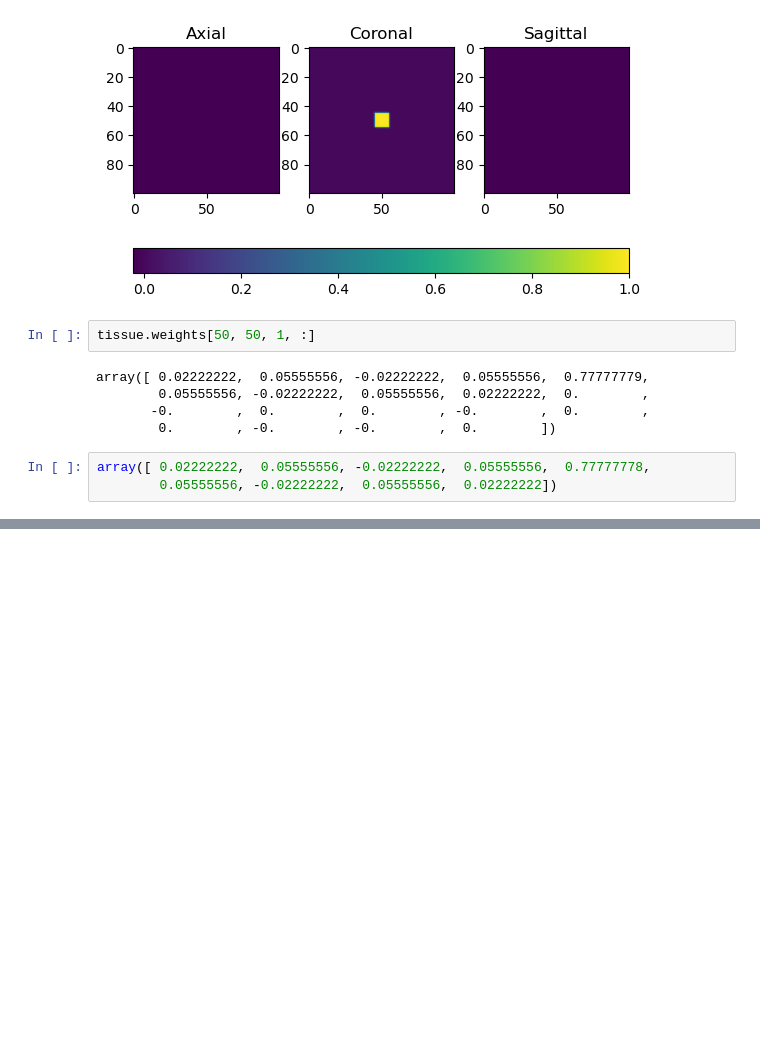
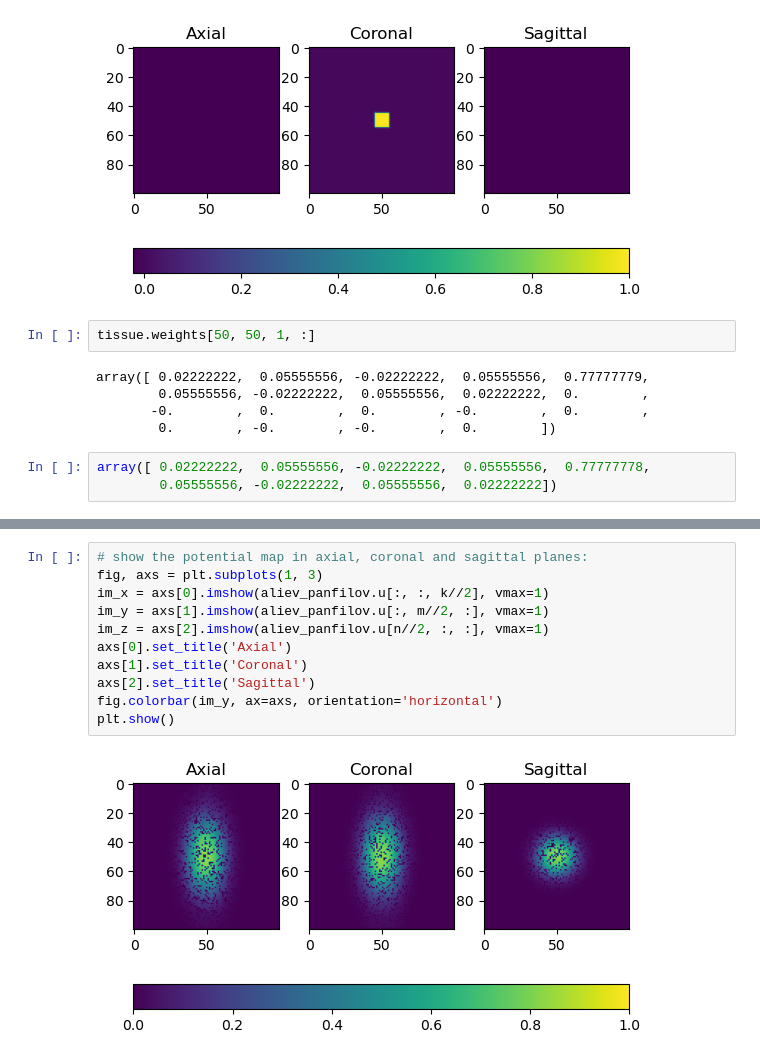
Before and after one commit to TiNezlobinsky/Finitewave, a Jupyter notebook: examples/notebooks/anisotropy_3d.ipynb, the cells around one changed output, grey strips where cells are left out. Cells and saved outputs as stored; diff of their text form; blank space fills up the shorter version.

```diff
--- a/examples/notebooks/anisotropy_3d.ipynb
+++ b/examples/notebooks/anisotropy_3d.ipynb
@@ -133,0 +136,13 @@ plt.show()
+# %%
+# show the potential map in axial, coronal and sagittal planes:
+fig, axs = plt.subplots(1, 3)
+im_x = axs[0].imshow(aliev_panfilov.u[:, :, k//2], vmax=1)
+im_y = axs[1].imshow(aliev_panfilov.u[:, m//2, :], vmax=1)
+im_z = axs[2].imshow(aliev_panfilov.u[n//2, :, :], vmax=1)
+axs[0].set_title('Axial')
+axs[1].set_title('Coronal')
+axs[2].set_title('Sagittal')
+fig.colorbar(im_y, ax=axs, orientation='horizontal')
+plt.show()
+# %% [output]
+[figure, added]
```
Also changed, not shown: parts of 2 cells of this notebook, 6 other files.
